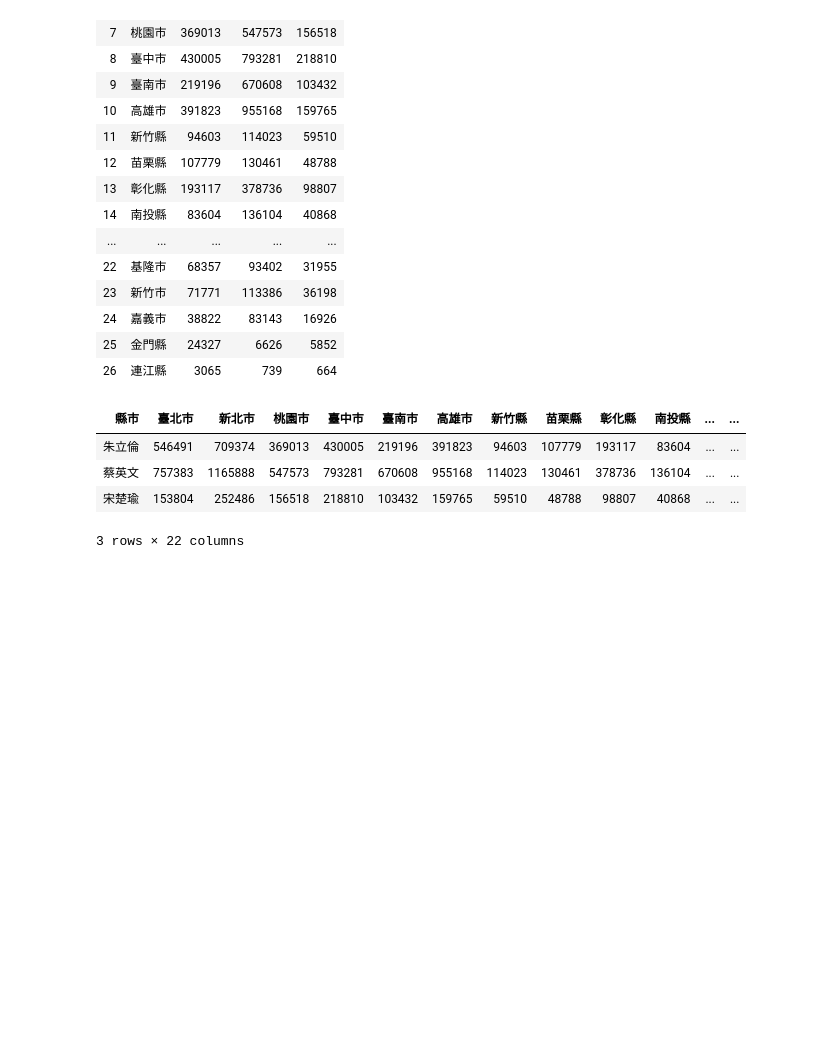
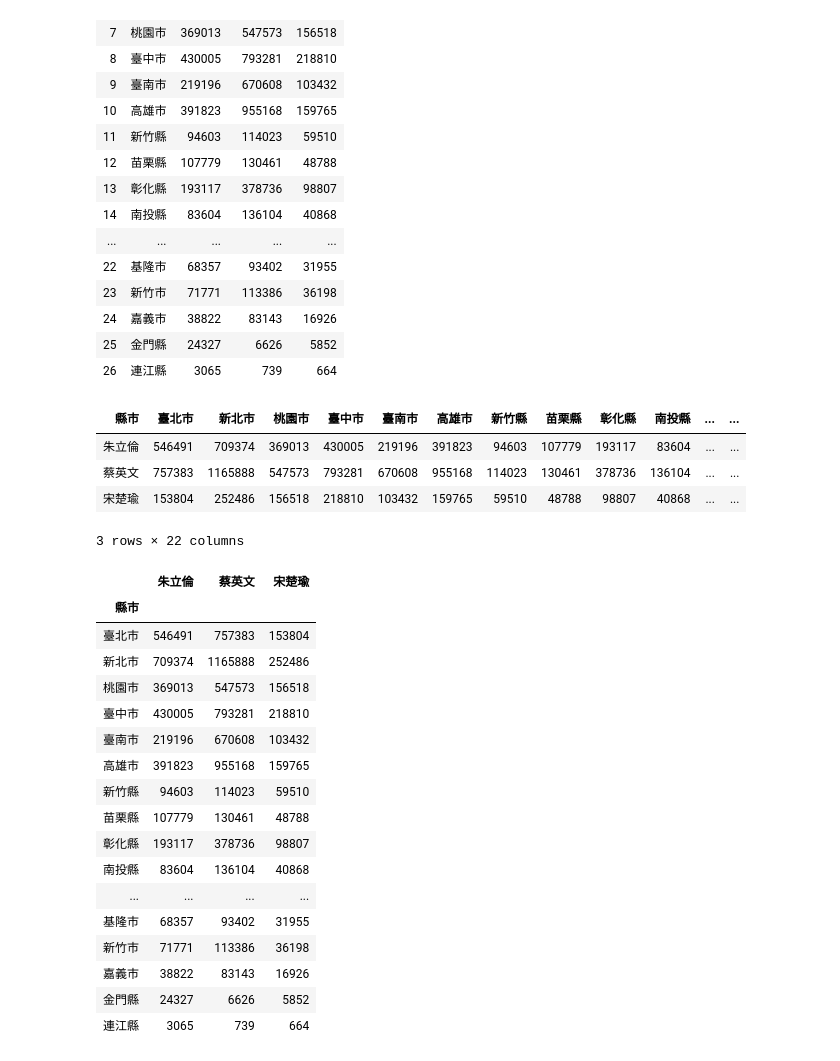
Before and after one commit to JadenMao/PythonForDataAnalysis, a Jupyter notebook: 上課內容/sample38.ipynb, the cells around one changed output. Saved outputs shown, nothing was run; the diff lists cells and outputs as text; code cells hidden in the pictures; blank space fills up the shorter version.

```diff
--- a/上課內容/sample38.ipynb
+++ b/上課內容/sample38.ipynb
@@ -90,3 +90,24 @@ df.T
 | 蔡英文 | 757383 | 1165888 | 547573 | 793281 | 670608 | 955168 | 114023 | 130461 | 378736 | 136104 | ... | ... |
 | 宋楚瑜 | 153804 | 252486 | 156518 | 218810 | 103432 | 159765 | 59510 | 48788 | 98807 | 40868 | ... | ... |
 3 rows × 22 columns
+# %%
+df
+# %% [output]
+|  | 朱立倫 | 蔡英文 | 宋楚瑜 |
+| 縣市 |  |  |  |
+| 臺北市 | 546491 | 757383 | 153804 |
+| 新北市 | 709374 | 1165888 | 252486 |
+| 桃園市 | 369013 | 547573 | 156518 |
+| 臺中市 | 430005 | 793281 | 218810 |
+| 臺南市 | 219196 | 670608 | 103432 |
+| 高雄市 | 391823 | 955168 | 159765 |
+| 新竹縣 | 94603 | 114023 | 59510 |
+| 苗栗縣 | 107779 | 130461 | 48788 |
+| 彰化縣 | 193117 | 378736 | 98807 |
+| 南投縣 | 83604 | 136104 | 40868 |
+| ... | ... | ... | ... |
+| 基隆市 | 68357 | 93402 | 31955 |
+| 新竹市 | 71771 | 113386 | 36198 |
+| 嘉義市 | 38822 | 83143 | 16926 |
+| 金門縣 | 24327 | 6626 | 5852 |
+| 連江縣 | 3065 | 739 | 664 |
```
Also changed, not shown: parts of 2 cells of this notebook.
